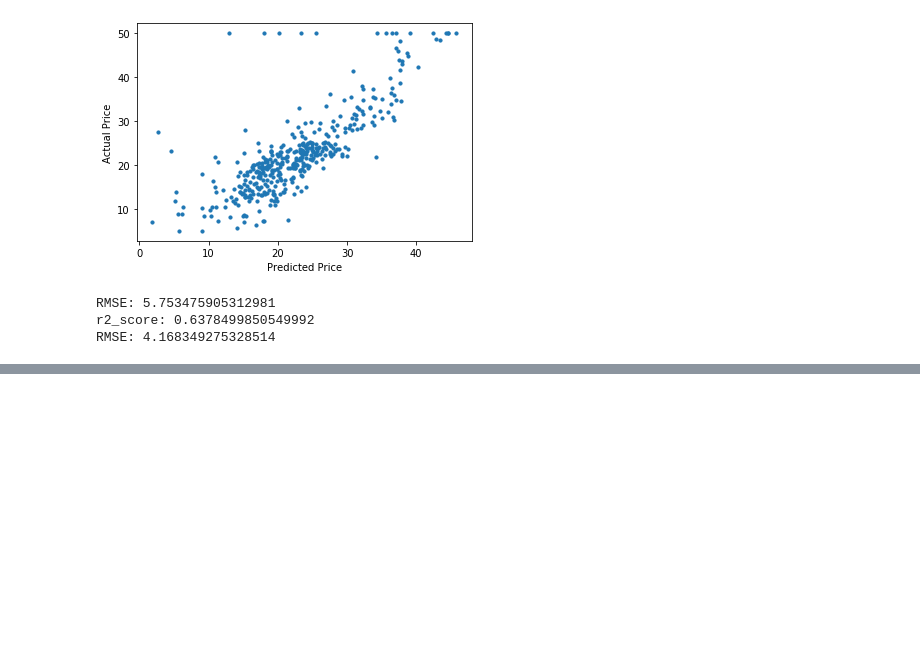
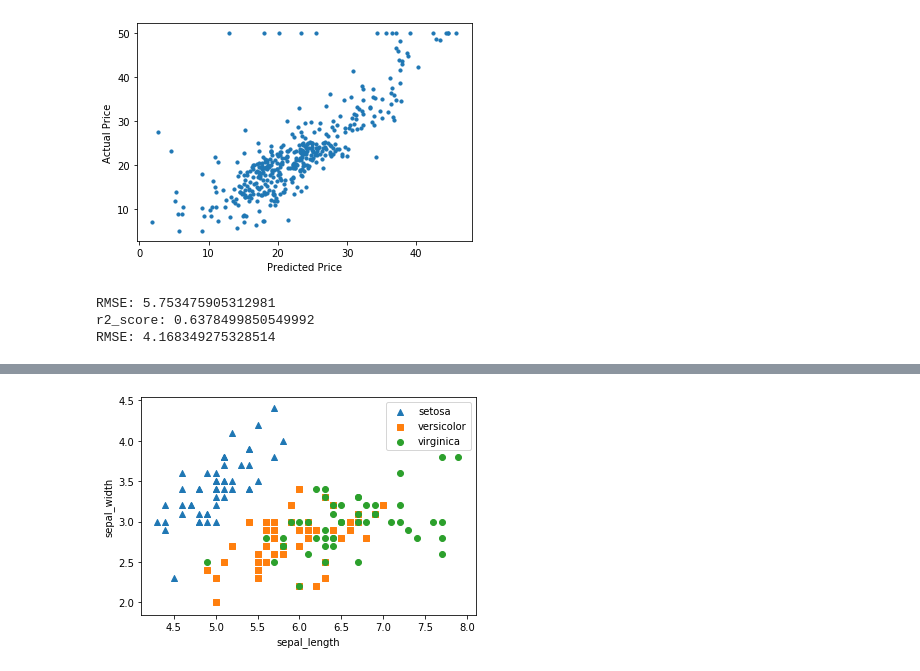
Before and after one commit to digicope01/bigdata, a Jupyter notebook: 파이썬머신러닝/머신러닝개념.ipynb, the cells around one changed output, grey strips where cells are left out. Saved outputs shown, nothing was run; the diff lists cells and outputs as text; code cells hidden in the pictures; blank space fills up the shorter version.

```diff
--- a/파이썬머신러닝/머신러닝개념.ipynb
+++ b/파이썬머신러닝/머신러닝개념.ipynb
@@ -232,0 +325,27 @@ RMSE: 4.168349275328514
+# %%
+# PCA 예제
+
+from sklearn.datasets import load_iris
+import pandas as df
+import matplotlib.pyplot as plt
+%matplotlib inline
+
+# iris 데이터를 가져오기
+iris = load_iris()
+type(iris)  # sklearn.utils.Bunch ==> numpy array의 묶음
+type(iris.data)    # X     numpy array
+type(iris.target)  # Y     numpy array
+# numpy array를 DataFrame으로 변환
+# sepal : 꽃받침
+# petal : 꽃잎
+iris_df = pd.DataFrame(iris.data,columns=iris.feature_names)
+iris_df  # 원본 컬럼 이름을 출력
+
+# 컬럼 이름을 새로 만들어서 데이터 프레임을 생성
+columns = ['sepal_length','sepal_width','petal_length','petal_width']
+iris_df = pd.DataFrame(iris.data,columns=columns)
+
+# target 은 'setosa' : 0,  'versicolor' : 1   ,'virginica':2
+# 답이 3개 이상인 multi-classification
+iris_df['target'] = iris.target
+iris_df  # (150, 5)
@@ -232,0 +366,15 @@ RMSE: 4.168349275328514
+# %%
+# 원본 데이터의 시각화
+# 'setosa' : 세모,  'versicolor' : 네모   ,'virginica': 동그라미
+markers = ['^', 's', 'o']
+
+for i , marker in enumerate(markers):
+    x = iris_df[iris_df['target']==i]['sepal_length']
+    y = iris_df[iris_df['target']==i]['sepal_width']
+    plt.scatter(x,y,marker=marker,label=iris.target_names[i])
+plt.legend()
+plt.xlabel('sepal_length')
+plt.ylabel('sepal_width')
+plt.show()
+# %% [output]
+[figure, added]
```
Also changed, not shown: parts of 18 cells of this notebook.
